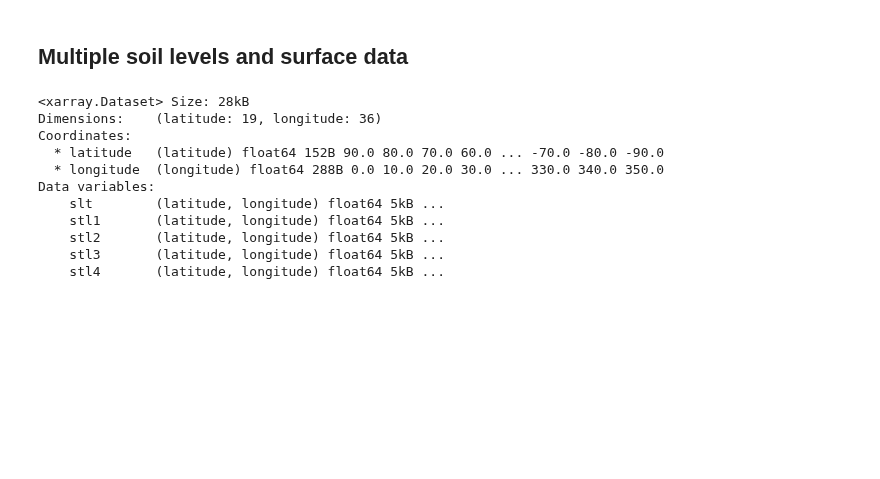
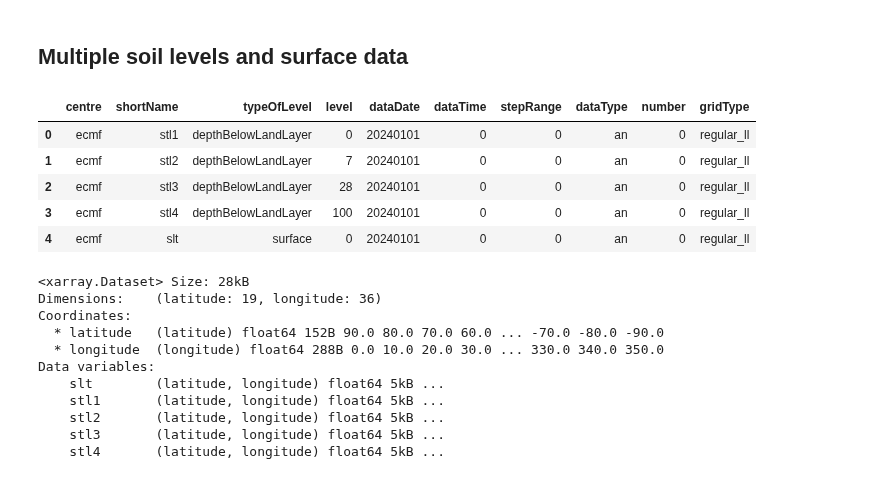
Before and after one commit to ecmwf/earthkit-data, a Jupyter notebook: docs/experimental/multi_soil_sfc.ipynb, the cells around one changed output. Drawn from its saved outputs; the diff is of its cells as text; code cells hidden in the pictures; blank space fills up the shorter version.

```diff
--- a/docs/experimental/multi_soil_sfc.ipynb
+++ b/docs/experimental/multi_soil_sfc.ipynb
@@ -6,6 +6,15 @@ import earthkit.data
 fname = "soil_and_sfc_levels.grib"
 earthkit.data.download_example_file(fname, remote_dir="test-data/xr_engine/level")
 ds_ek = earthkit.data.from_source("file", fname)
+# %%
+ds_ek.ls()
+# %% [output]
+|  | centre | shortName | typeOfLevel | level | dataDate | dataTime | stepRange | dataType | number | gridType |
+| 0 | ecmf | stl1 | depthBelowLandLayer | 0 | 20240101 | 0 | 0 | an | 0 | regular_ll |
+| 1 | ecmf | stl2 | depthBelowLandLayer | 7 | 20240101 | 0 | 0 | an | 0 | regular_ll |
+| 2 | ecmf | stl3 | depthBelowLandLayer | 28 | 20240101 | 0 | 0 | an | 0 | regular_ll |
+| 3 | ecmf | stl4 | depthBelowLandLayer | 100 | 20240101 | 0 | 0 | an | 0 | regular_ll |
+| 4 | ecmf | slt | surface | 0 | 20240101 | 0 | 0 | an | 0 | regular_ll |
 # %%
 ds = ds_ek.to_xarray()
 ds
```
Also changed, not shown: 3 other files.
